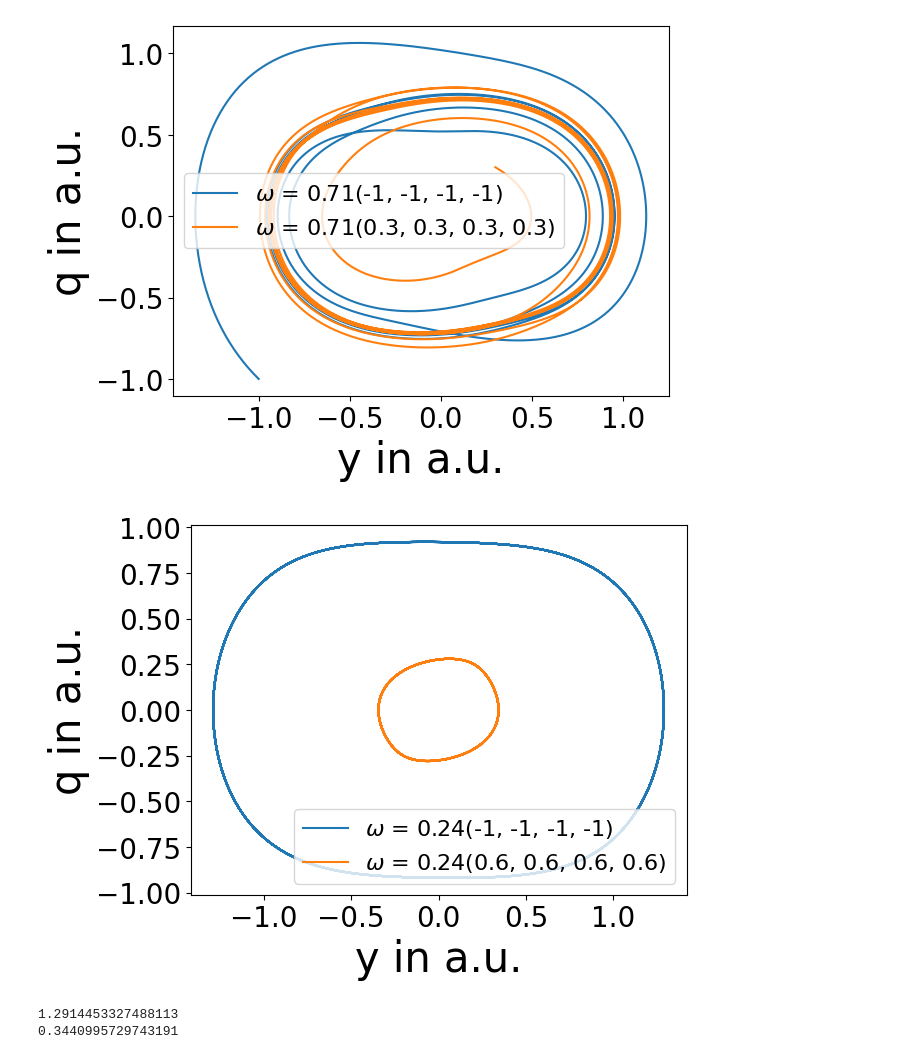
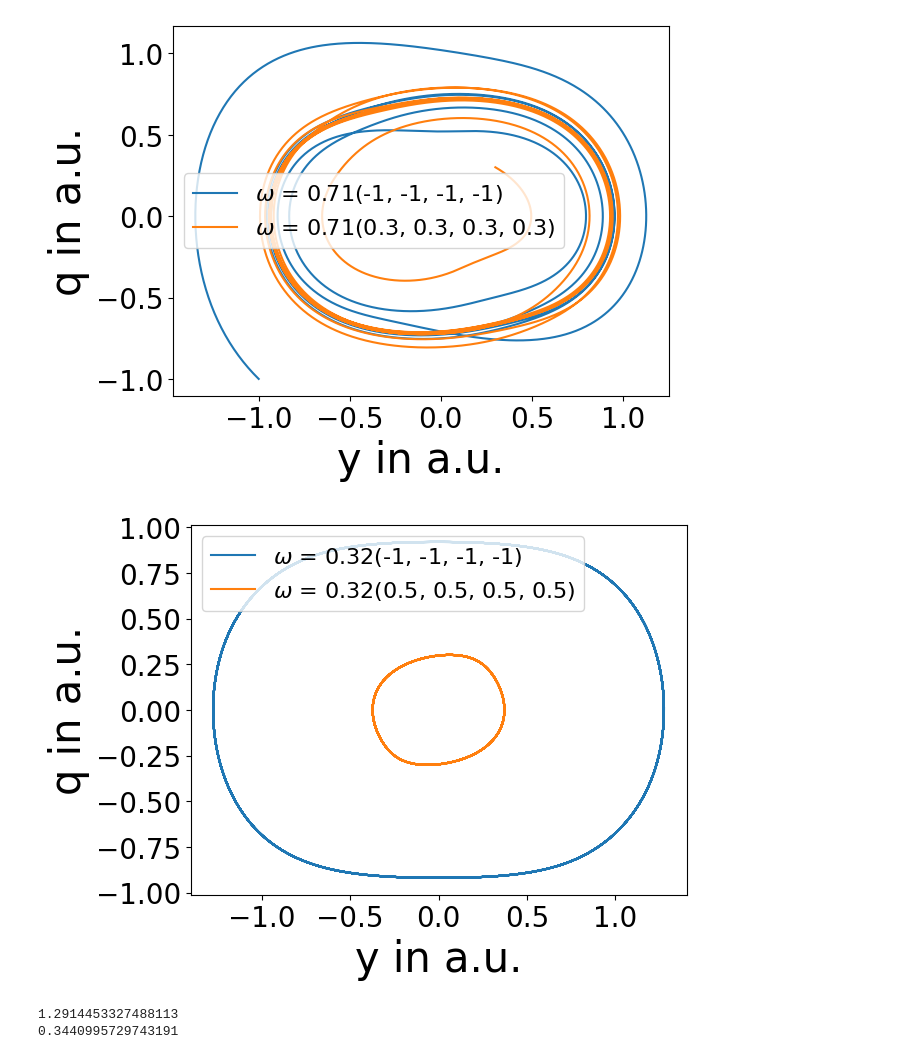
Before and after one commit to huyenanh-nguyen/daniel_model, a Jupyter notebook: ODE/hysterese.ipynb, the cells around one changed output. Saved outputs shown, nothing was run; the diff lists cells and outputs as text; code cells hidden in the pictures.

```diff
--- a/ODE/hysterese.ipynb
+++ b/ODE/hysterese.ipynb
@@ -210,28 +214,28 @@ plt.show()
 [figure]
 # %%
 par0 = -1, -1, -1, -1
-alph = 0.06
+alph = 0.1
 
 sol = OnesidedCoupling(par0, t, keep, k, mu, gamma, alph, beta).duffvdpsolver()
 ysol = sol[-keep:, 1]
 qsol = sol[-keep:, 3]
 
-par1 = 0.6, 0.6, 0.6, 0.6
+par1 = 0.5,0.5,0.5,0.5
 
 sol1 = OnesidedCoupling(par1, t, keep, k, mu, gamma, alph, beta).duffvdpsolver()
 ysol1 = sol1[-keep:, 1]
 qsol1 = sol1[-keep:, 3]
 plt.plot(ysol,qsol, label = "$\\omega$ = " + str(round(np.sqrt(alph),2)) + str(par0))
 plt.plot(ysol1,qsol1, label = "$\\omega$ = " + str(round(np.sqrt(alph), 2))+ str(par1))
 
 plt.xlabel("y in a.u.",fontsize = 30)
 plt.ylabel("q in a.u.",fontsize = 30)
 plt.legend(fontsize = 16)
 plt.xticks(fontsize = 20)
 plt.yticks(fontsize = 20)
 plt.show()
 # %% [output]
-[figure, old version]
+[figure, new version]
 # %%
 print(max(ysol1))
 print(max(ysol))
```
Also changed, not shown: parts of 6 cells of this notebook, 5 other files.
